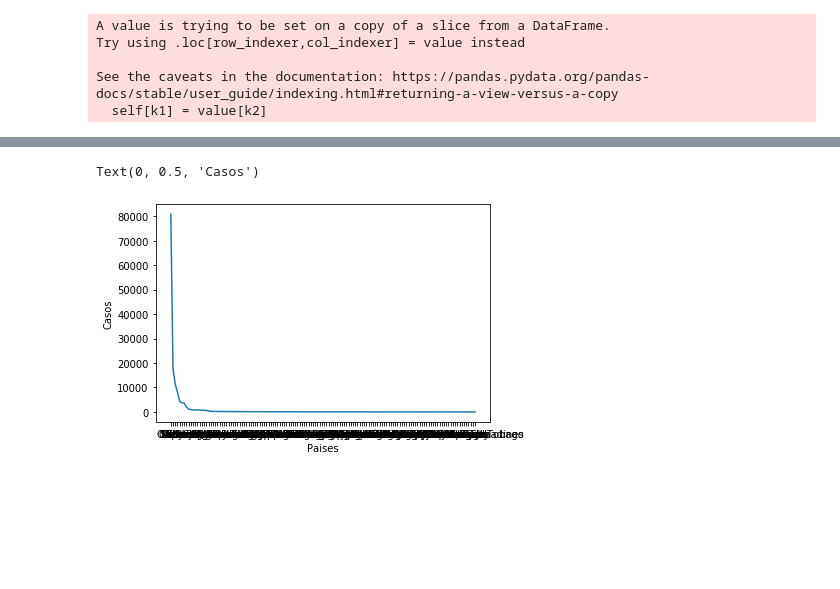
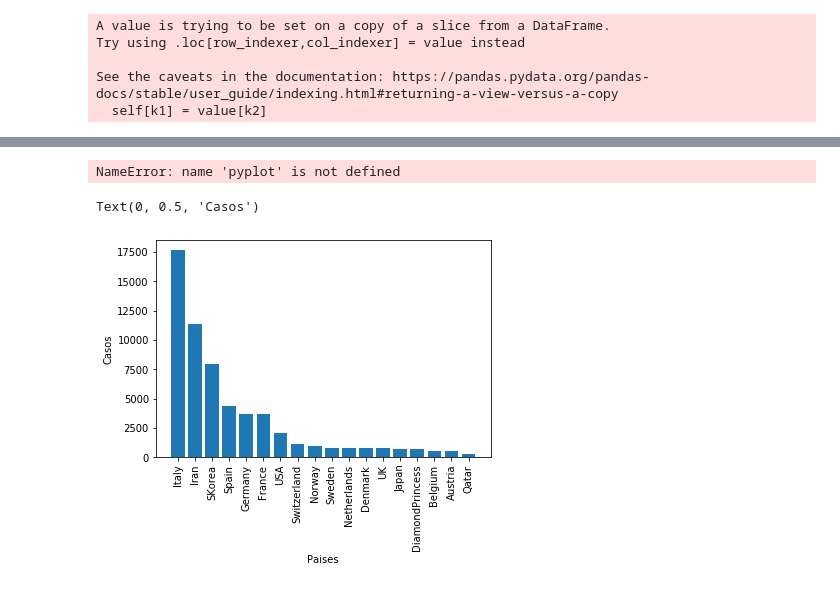
Before and after one commit to Jjespper/Scarpping_CoronaVirus, a Jupyter notebook: Scrapping.ipynb, the cells around one changed output, grey strips where cells are left out. Drawn from its saved outputs; the diff is of its cells as text; code cells hidden in the pictures; blank space fills up the shorter version.

```diff
--- a/Scrapping.ipynb
+++ b/Scrapping.ipynb
@@ -121,7 +121,7 @@ data_Total_Cases
 # %%
 list_numeric = ['Total Cases', 'New Cases', 'Total Deaths', 'New Deaths', 'Total Recovered', 'Active Cases', 'Critical Cases', 'Tot Cases/1M pop']
 # %%
-data_Total_Cases[list_numeric] = data[list_numeric].astype(int)
+data_Total_Cases[list_numeric] = data_Total_Cases[list_numeric].astype(int)
 # %% [output]
 A value is trying to be set on a copy of a slice from a DataFrame.
 Try using .loc[row_indexer,col_indexer] = value instead
@@ -255,7 +189,12 @@ mapa
+# %%
+pyplot.bar
+# %% [output]
+NameError: name 'pyplot' is not defined
 # %%
-plt.plot(data['Country'], data['Total Cases'])
+plt.bar(data_Total_Cases[1:]['Country'], data_Total_Cases[1:]['Total Cases'])
+plt.xticks(rotation=90)
 plt.xlabel('Paises')
 plt.ylabel('Casos')
 # %% [output]
 Text(0, 0.5, 'Casos')
-[figure, old version]
+[figure, new version]
```
Also changed, not shown: parts of 18 cells of this notebook.
